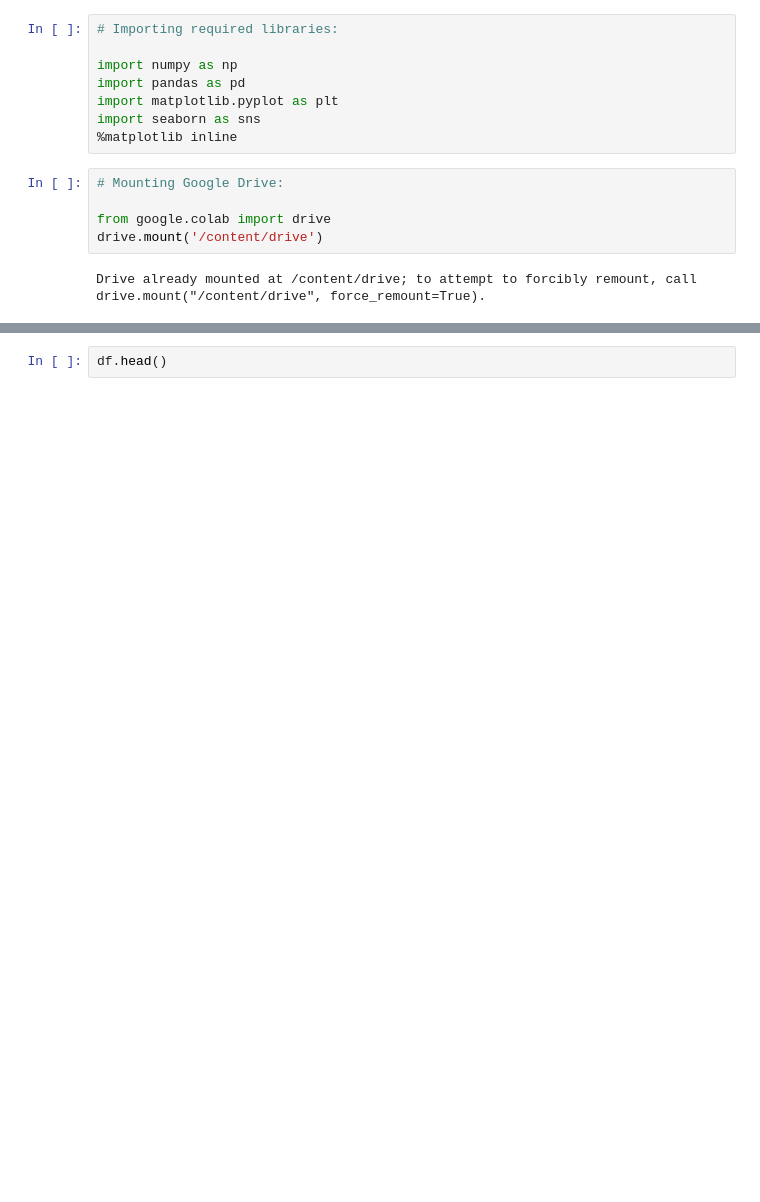
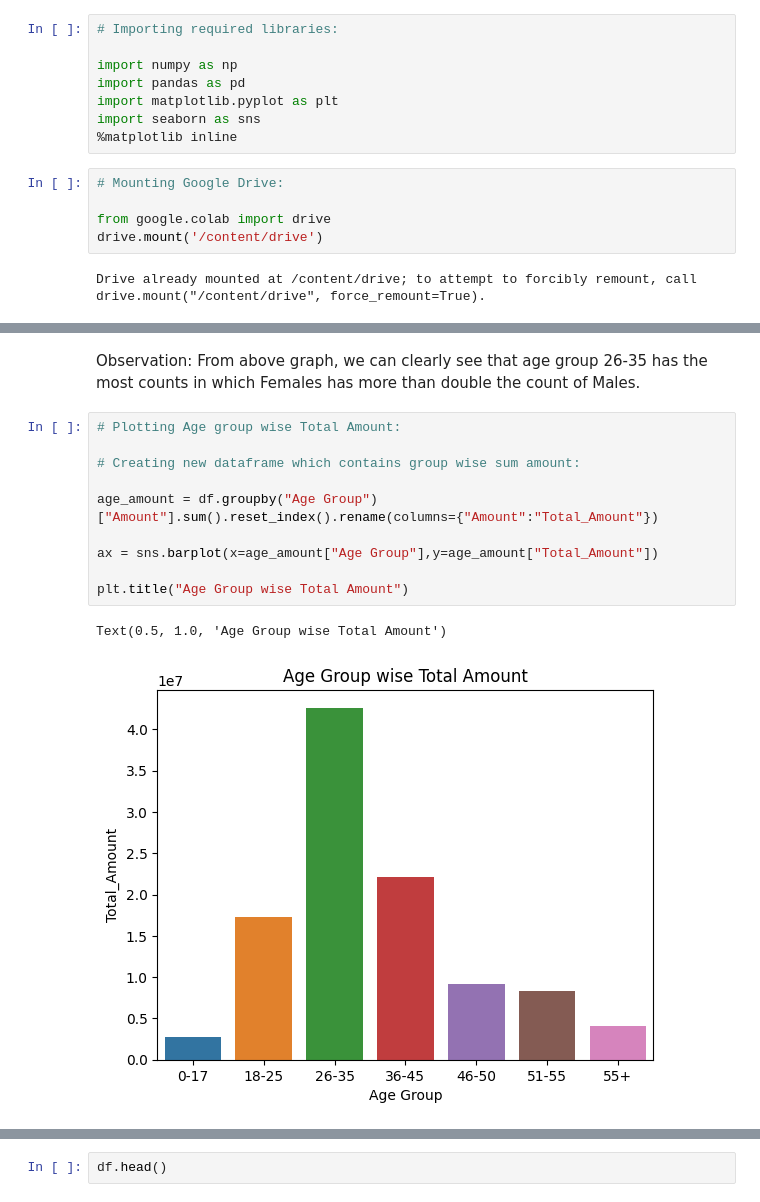
Before and after one commit to dhar9571/EDA---Black-Friday-Sales-Data, a Jupyter notebook: Diwali_Sales_DataAnalysis.ipynb, the cells around one changed output, grey strips where cells are left out. Saved outputs shown, nothing was run; the diff lists cells and outputs as text; blank space fills up the shorter version.

```diff
--- a/Diwali_Sales_DataAnalysis.ipynb
+++ b/Diwali_Sales_DataAnalysis.ipynb
@@ -21,0 +174,15 @@ df = pd.read_csv("/content/drive/MyDrive/Colab Notebooks/Projects/Diwali_Sales_D
+# %% [markdown]
+Observation: From above graph, we can clearly see that age group 26-35 has the most counts in which Females has more than double the count of Males.
+# %%
+# Plotting Age group wise Total Amount:
+
+# Creating new dataframe which contains group wise sum amount:
+
+age_amount = df.groupby("Age Group")["Amount"].sum().reset_index().rename(columns={"Amount":"Total_Amount"})
+
+ax = sns.barplot(x=age_amount["Age Group"],y=age_amount["Total_Amount"])
+
+plt.title("Age Group wise Total Amount")
+# %% [output]
+Text(0.5, 1.0, 'Age Group wise Total Amount')
+[figure, added]
```
Also changed, not shown: parts of 19 cells of this notebook.
